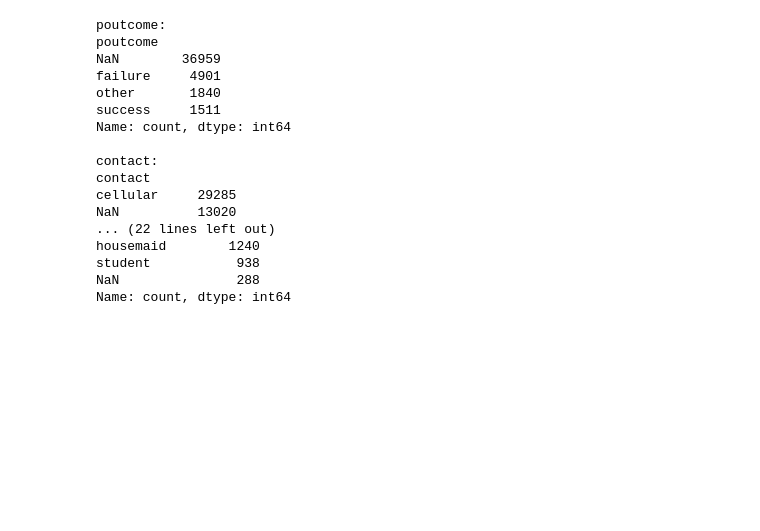
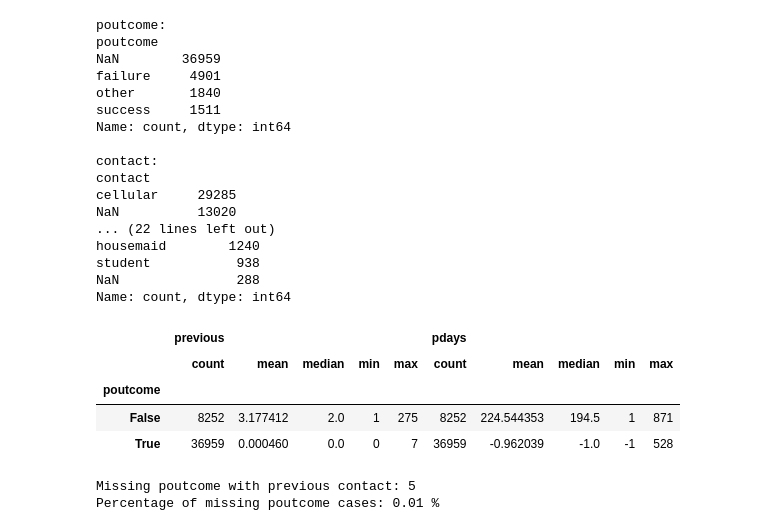
Before and after one commit to soumaya-lamrhari/customer-conversion-prediction, a Jupyter notebook: notebooks/1_data_exploration.ipynb, the cells around one changed output. Cells and saved outputs as stored; diff of their text form; code cells hidden in the pictures; blank space fills up the shorter version.

```diff
--- a/notebooks/1_data_exploration.ipynb
+++ b/notebooks/1_data_exploration.ipynb
@@ -119,3 +119,30 @@ housemaid        1240
 student           938
 NaN               288
 Name: count, dtype: int64
+# %%
+# Check if missing previous-campaign outcomes are linked to customers
+# who had no prior campaign contact
+X.groupby(X["poutcome"].isna())[["previous", "pdays"]].agg(
+    ["count", "mean", "median", "min", "max"]
+)
+# %% [output]
+|  | previous |  |  |  |  | pdays |  |  |  |  |
+|  | count | mean | median | min | max | count | mean | median | min | max |
+| poutcome |  |  |  |  |  |  |  |  |  |  |
+| False | 8252 | 3.177412 | 2.0 | 1 | 275 | 8252 | 224.544353 | 194.5 | 1 | 871 |
+| True | 36959 | 0.000460 | 0.0 | 0 | 7 | 36959 | -0.962039 | -1.0 | -1 | 528 |
+# %%
+# Check how often poutcome is missing despite a recorded previous campaign contact
+missing_poutcome_with_history = X[
+    X["poutcome"].isna() & (X["previous"] > 0)
+]
+
+print("Missing poutcome with previous contact:",
+      len(missing_poutcome_with_history))
+
+print("Percentage of missing poutcome cases:",
+      round(len(missing_poutcome_with_history) / X["poutcome"].isna().sum() * 100, 2),
+      "%")
+# %% [output]
+Missing poutcome with previous contact: 5
+Percentage of missing poutcome cases: 0.01 %
```
Also changed, not shown: parts of 60 cells of this notebook.
